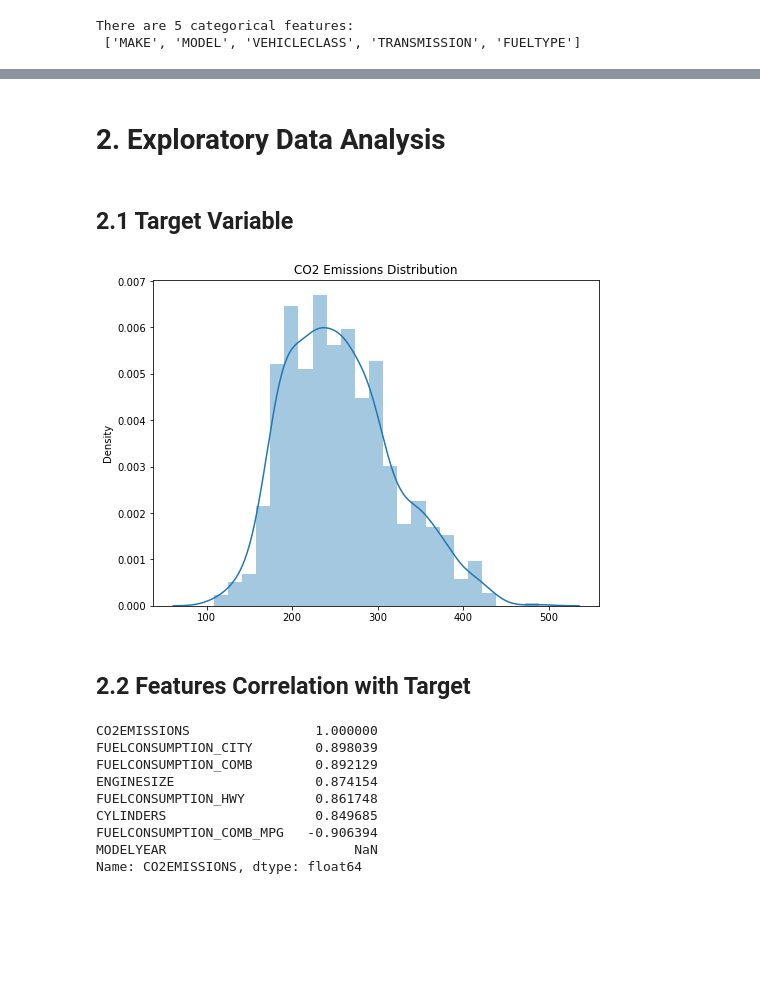
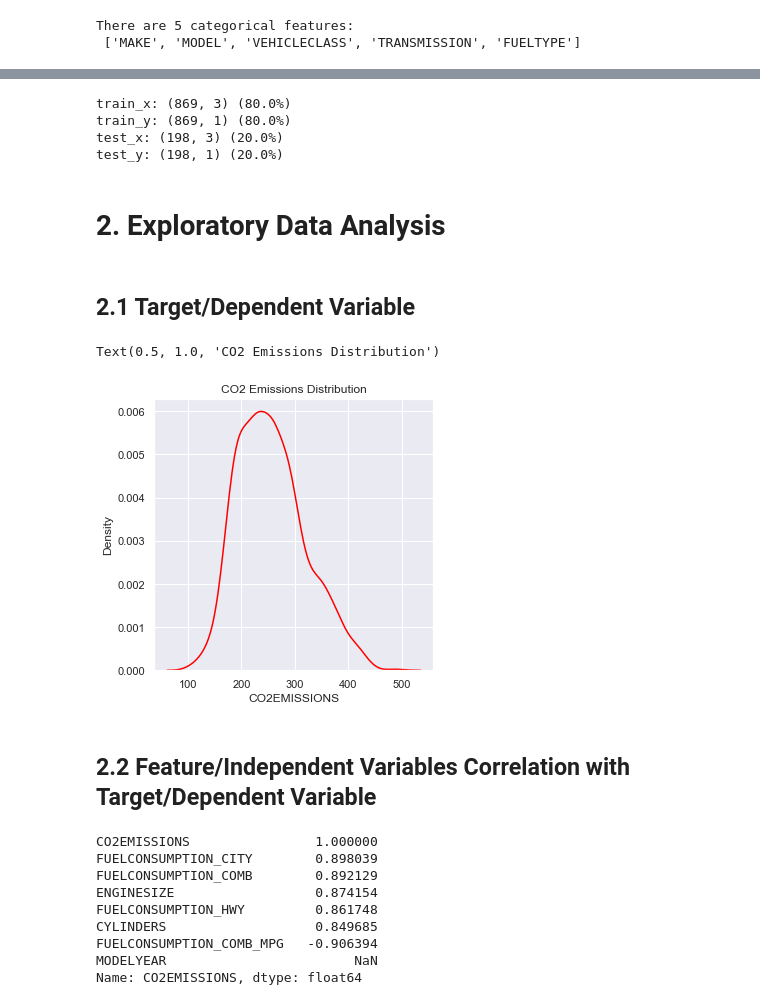
Before and after one commit to rifqiazhari/Regression, a Jupyter notebook: Multivariate Linear Regression - Predict C02 Emission Produce by Cars.ipynb, the cells around one changed output, grey strips where cells are left out. Saved outputs shown, nothing was run; the diff lists cells and outputs as text; code cells hidden in the pictures; blank space fills up the shorter version.

```diff
--- a/Multivariate Linear Regression - Predict C02 Emission Produce by Cars.ipynb
+++ b/Multivariate Linear Regression - Predict C02 Emission Produce by Cars.ipynb
@@ -138,0 +106,15 @@ test_y2: (216, 1) (20.0%)
+# %%
+train_x = np.asanyarray(train[['ENGINESIZE','CYLINDERS','FUELCONSUMPTION_COMB']])
+train_y = np.asanyarray(train[['CO2EMISSIONS']])
+test_x = np.asanyarray(test[['ENGINESIZE','CYLINDERS','FUELCONSUMPTION_COMB']])
+test_y = np.asanyarray(test[['CO2EMISSIONS']])
+
+print(f'train_x: {train_x.shape} ({round(len(train_x)/len(df), 1) * 100}%)')
+print(f'train_y: {train_y.shape} ({round(len(train_y)/len(df), 1) * 100}%)')
+print(f'test_x: {test_x.shape} ({round(len(test_x)/len(df), 1) * 100}%)')
+print(f'test_y: {test_y.shape} ({round(len(test_y)/len(df), 1) * 100}%)')
+# %% [output]
+train_x: (869, 3) (80.0%)
+train_y: (869, 1) (80.0%)
+test_x: (198, 3) (20.0%)
+test_y: (198, 1) (20.0%)
@@ -141,15 +129,17 @@ test_y2: (216, 1) (20.0%)
 # 2. Exploratory Data Analysis
 # %% [markdown]
 <a name='2.1'></a>
-## 2.1 Target Variable
+## 2.1 Target/Dependent Variable
 # %%
-plt.figure(figsize=(8,6))
-sns.distplot(df[['CO2EMISSIONS']])
-title = plt.title("CO2 Emissions Distribution")
+fig, ax = plt.subplots(figsize=(5,5))
+sns.kdeplot(df['CO2EMISSIONS'], color="red")
+plt.title("CO2 Emissions Distribution")
 # %% [output]
+Text(0.5, 1.0, 'CO2 Emissions Distribution')
-[figure, old version]
+[figure, new version]
 # %% [markdown]
-## 2.2 Features Correlation with Target
+<a name='2.2'></a>
+## 2.2 Feature/Independent Variables Correlation with Target/Dependent Variable
 # %%
 # Top 10 highest pearson correlation
 corr_mat = df.corr().CO2EMISSIONS.sort_values(ascending=False)
```
Also changed, not shown: parts of 46 cells of this notebook, 2 other files.
